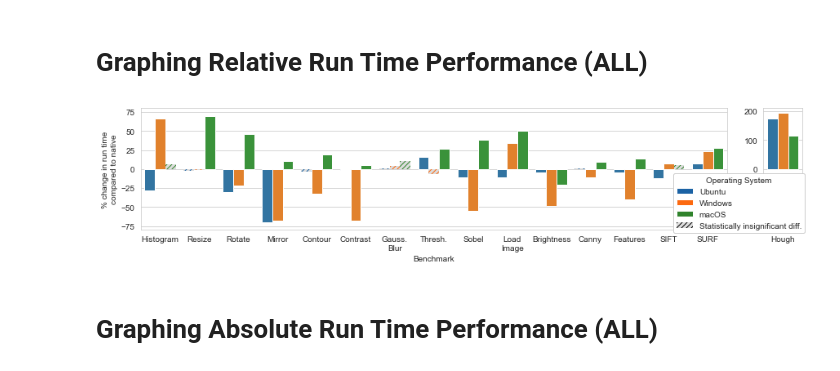
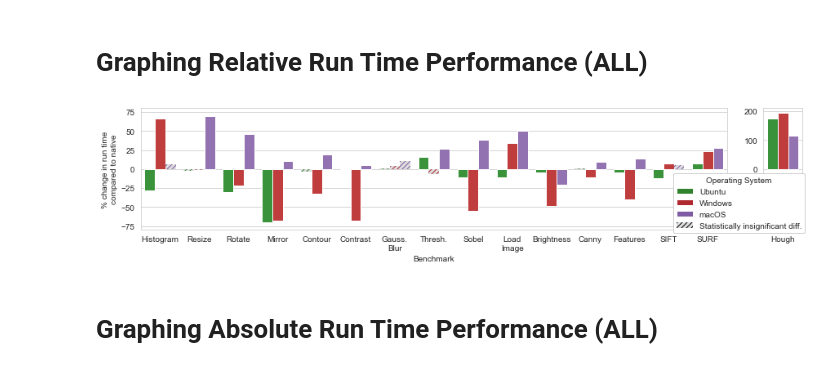
Before and after one commit to gzinck/docker-eval, a Jupyter notebook: data-analysis/docker_results.ipynb, the cells around one changed output. Drawn from its saved outputs; the diff is of its cells as text; code cells hidden in the pictures.

Commit message:
Updated the docker graphs for cpu and memory

```diff
--- a/data-analysis/docker_results.ipynb
+++ b/data-analysis/docker_results.ipynb
@@ -254,7 +254,7 @@ library(multcomp)
 all_df$condition <- factor(all_df$condition)
 all_df$benchmark <- factor(all_df$benchmark)
 all_df$device <- factor(all_df$device)
-all_df$operating_system <- fac
+all_df$operating_system <- factor(all_df$operating_system)
 
 significance <- data.frame(benchmark = character(),
              os = character(),
@@ -1138,7 +1138,7 @@ abbrs = [
     ['Hough']
 ]
 oss = ['Ubuntu', 'Windows', 'macOS']
-colors = ['#1b62a4', '#fc6910', '#30832c']
+colors = ['#30822d', '#b02930', '#7f5ba3']
 
 # Make the axes
 axes = []
@@ -1156,6 +1156,7 @@ for col, benches in enumerate(benchSets):
   b = sns.barplot(
       x='Benchmark', y='% change in run time compared to native',
       hue='Operating System', hue_order=oss,
+      palette=["C2", "C3", "C4"],
       data=ratios_subset, ax=axes[col],
   )
   axes[col].set(ylabel='% change in run time\ncompared to native')
@@ -1167,34 +1168,34 @@ for col, benches in enumerate(benchSets):
 
     # If the difference is insignificant, make the bar gray
     if significance[(significance['benchmark'] == curr_bench) & (significance['os'] == os)].iloc[0]['p'] > 0.05:
       bar.set(color='#DDD', linewidth=0, edgecolor=colors[i // len(benches)], hatch='////')
 
 #   axes[col].set_xticklabels([b.replace(" ", "\n") for b in benches], rotation=90, ma='right')
   axes[col].set_xticklabels(abbrs[col])
 
   # Set the y limit
   axes[col].set_ylim(ymax=yMax[col], ymin=yMin[col])
 
   # Only first subfig has axes
   if col != 0:
     axes[col].set_ylabel(None)
     axes[col].set_xlabel(None)
 
   # Remove the legends
   axes[col].get_legend().set_visible(False)
 
 legend_elements = []
 legend_labels = oss + ['Statistically insignificant diff.']
 for i, os in enumerate(oss):
   legend_elements += [patches.Patch(facecolor=colors[i])]
 legend_elements += [patches.Patch(facecolor='#DDD', hatch='////', edgecolor='#000', linewidth=0)]
 
 # fig.legend(legend_elements, legend_labels, framealpha=1, loc=(0.84, 0.36), title='Operating System')
 fig.legend(legend_elements, legend_labels, framealpha=1, loc=(0.81, 0.21), title='Operating System')
 
 plt.savefig('PercentRuntimeChangeDoubleCol.pdf')
 # %% [output]
-[figure, old version]
+[figure, new version]
 # %% [markdown]
 # Graphing Absolute Run Time Performance (ALL)
 # %%
```
Also changed, not shown: parts of 6 cells of this notebook.
